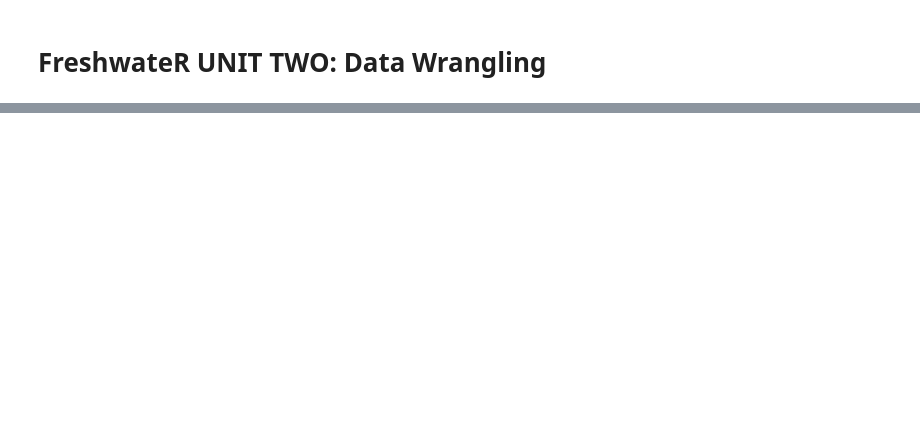
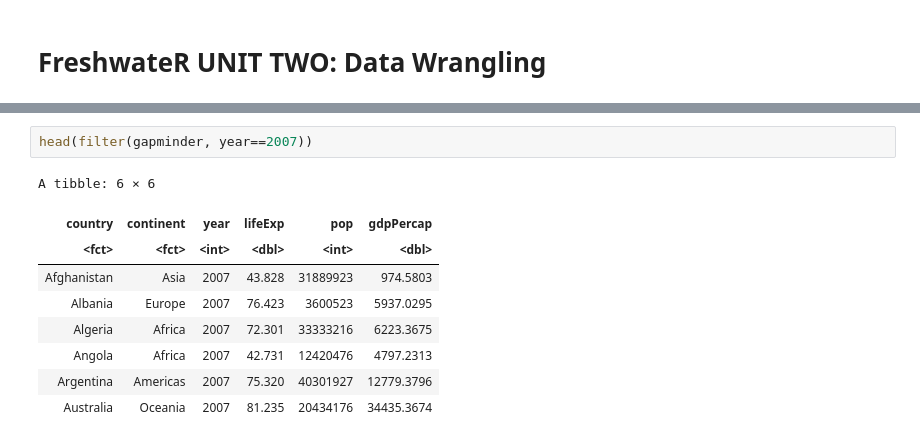
Before and after one commit to tomviolin/FreshwateRWebSite, a Jupyter notebook: r2u_ULTRA_FAST_PACKAGE_LOADING.ipynb, the cells around one changed output, grey strips where cells are left out. Cells and saved outputs as stored; diff of their text form; blank space fills up the shorter version.

```diff
--- a/r2u_ULTRA_FAST_PACKAGE_LOADING.ipynb
+++ b/r2u_ULTRA_FAST_PACKAGE_LOADING.ipynb
@@ -95,0 +129,12 @@ Exercises:
+# %%
+head(filter(gapminder, year==2007))
+# %% [output]
+A tibble: 6 × 6
+| country | continent | year | lifeExp | pop | gdpPercap |
+| <fct> | <fct> | <int> | <dbl> | <int> | <dbl> |
+| Afghanistan | Asia | 2007 | 43.828 | 31889923 | 974.5803 |
+| Albania | Europe | 2007 | 76.423 | 3600523 | 5937.0295 |
+| Algeria | Africa | 2007 | 72.301 | 33333216 | 6223.3675 |
+| Angola | Africa | 2007 | 42.731 | 12420476 | 4797.2313 |
+| Argentina | Americas | 2007 | 75.320 | 40301927 | 12779.3796 |
+| Australia | Oceania | 2007 | 81.235 | 20434176 | 34435.3674 |
```
Also changed, not shown: parts of 40 cells of this notebook.
